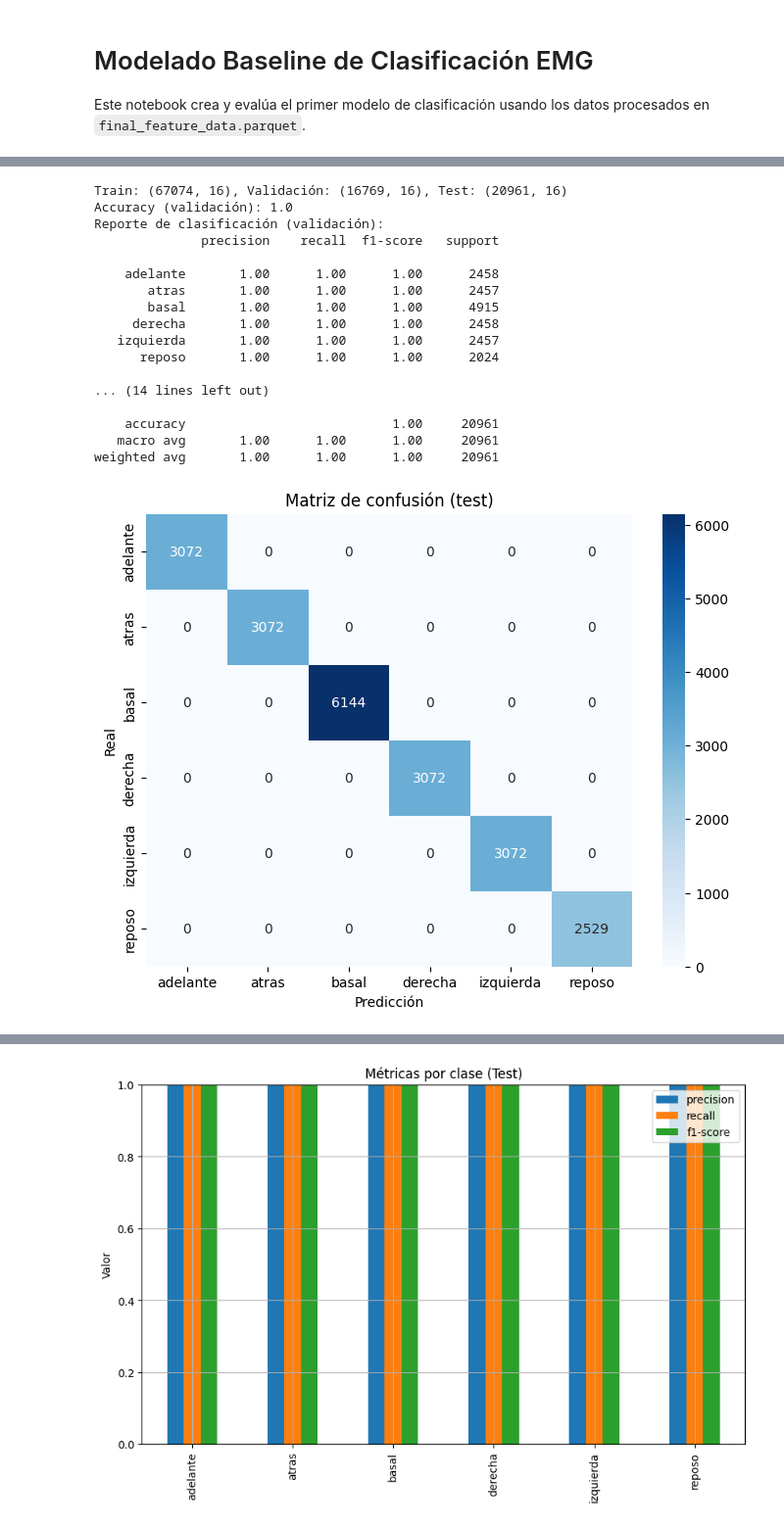
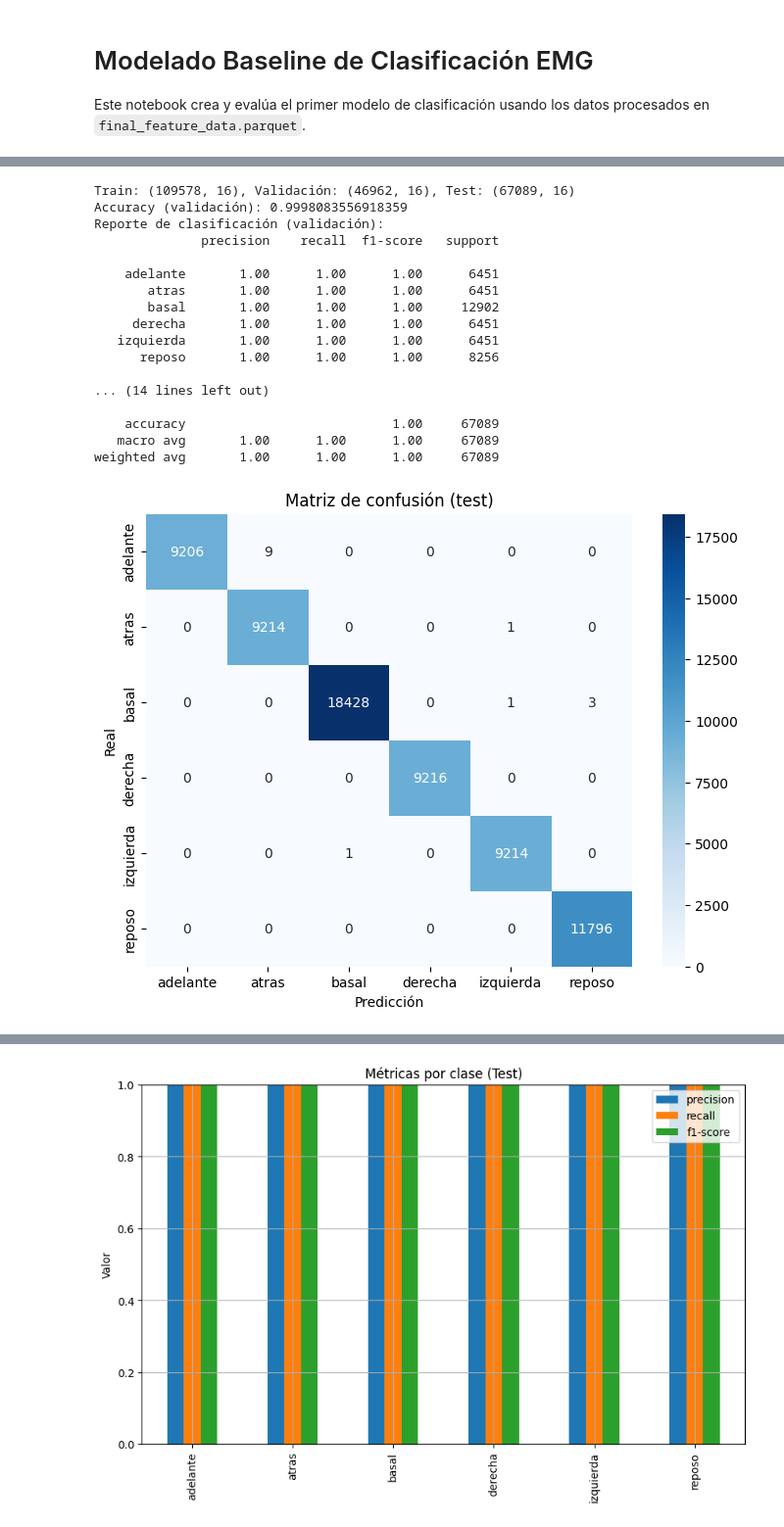
Before and after one commit to hdeavila1992/Robot_Human_Interfase_v0, a Jupyter notebook: notebooks/03-modeling-baseline.ipynb, the cells around one changed output, grey strips where cells are left out. Shown: that part at 98% size. Drawn from its saved outputs; the diff is of its cells as text; code cells hidden in the pictures.

```diff
--- a/notebooks/03-modeling-baseline.ipynb
+++ b/notebooks/03-modeling-baseline.ipynb
@@ -11,7 +11,8 @@ from sklearn.metrics import accuracy_score, confusion_matrix, classification_rep
 import matplotlib.pyplot as plt
 import seaborn as sns
 
-df = pd.read_parquet('../data/processed/final_feature_data.parquet')
+#df = pd.read_parquet('../data/processed/final_feature_data.parquet')
+df=pd.read_parquet('../data/processed/final_feature_datacombinado_0_2.parquet')
 print(f'Shape: {df.shape}')
 print(df['Clase'].value_counts())
 df.head()
@@ -39,57 +40,57 @@ y = df['Clase']
 # Nueva partición: entrenamiento, validación y test
 from sklearn.model_selection import train_test_split
 
-# 1. Separar conjunto de test (20%)
-X_temp, X_test, y_temp, y_test = train_test_split(X, y, test_size=0.2, random_state=42, stratify=y)
+# 1. Separar conjunto de test (30%)
+X_temp, X_test, y_temp, y_test = train_test_split(X, y, test_size=0.3, random_state=42, stratify=y)
 
-# 2. Separar conjunto de validación (20% de lo que queda)
-X_train, X_val, y_train, y_val = train_test_split(X_temp, y_temp, test_size=0.2, random_state=42, stratify=y_temp)
+# 2. Separar conjunto de validación (30% de lo que queda)
+X_train, X_val, y_train, y_val = train_test_split(X_temp, y_temp, test_size=0.3, random_state=42, stratify=y_temp)
 
 print(f"Train: {X_train.shape}, Validación: {X_val.shape}, Test: {X_test.shape}")
 
 # Entrenamiento usando solo el conjunto de entrenamiento
-clf = RandomForestClassifier(random_state=42)
+clf = RandomForestClassifier(n_estimators=1,random_state=42)
 clf.fit(X_train, y_train)
 
 # Evaluación en validación
 y_val_pred = clf.predict(X_val)
 print('Accuracy (validación):', accuracy_score(y_val, y_val_pred))
 print('Reporte de clasificación (validación):')
 print(classification_report(y_val, y_val_pred))
 
 # Evaluación final en test
 y_test_pred = clf.predict(X_test)
 print('Accuracy (test):', accuracy_score(y_test, y_test_pred))
 print('Reporte de clasificación (test):')
 print(classification_report(y_test, y_test_pred))
 
 # Matriz de confusión para test
 cm_test = confusion_matrix(y_test, y_test_pred)
 plt.figure(figsize=(8,6))
 sns.heatmap(cm_test, annot=True, fmt='d', cmap='Blues', xticklabels=clf.classes_, yticklabels=clf.classes_)
 plt.xlabel('Predicción')
 plt.ylabel('Real')
 plt.title('Matriz de confusión (test)')
 plt.show()
 # %% [output]
-Train: (67074, 16), Validación: (16769, 16), Test: (20961, 16)
-Accuracy (validación): 1.0
+Train: (109578, 16), Validación: (46962, 16), Test: (67089, 16)
+Accuracy (validación): 0.9998083556918359
 Reporte de clasificación (validación):
               precision    recall  f1-score   support
 
-    adelante       1.00      1.00      1.00      2458
-       atras       1.00      1.00      1.00      2457
-       basal       1.00      1.00      1.00      4915
-     derecha       1.00      1.00      1.00      2458
-   izquierda       1.00      1.00      1.00      2457
-      reposo       1.00      1.00      1.00      2024
+    adelante       1.00      1.00      1.00      6451
+       atras       1.00      1.00      1.00      6451
+       basal       1.00      1.00      1.00     12902
+     derecha       1.00      1.00      1.00      6451
+   izquierda       1.00      1.00      1.00      6451
+      reposo       1.00      1.00      1.00      8256
 
 ... (14 lines left out)
 
-    accuracy                           1.00     20961
-   macro avg       1.00      1.00      1.00     20961
-weighted avg       1.00      1.00      1.00     20961
+    accuracy                           1.00     67089
+   macro avg       1.00      1.00      1.00     67089
+weighted avg       1.00      1.00      1.00     67089
-[figure, old version]
+[figure, new version]
 # %%
 # Matriz de confusión para validación
 cm_val = confusion_matrix(y_val, y_val_pred)
```
Also changed, not shown: parts of 3 cells of this notebook, 7 other files.
